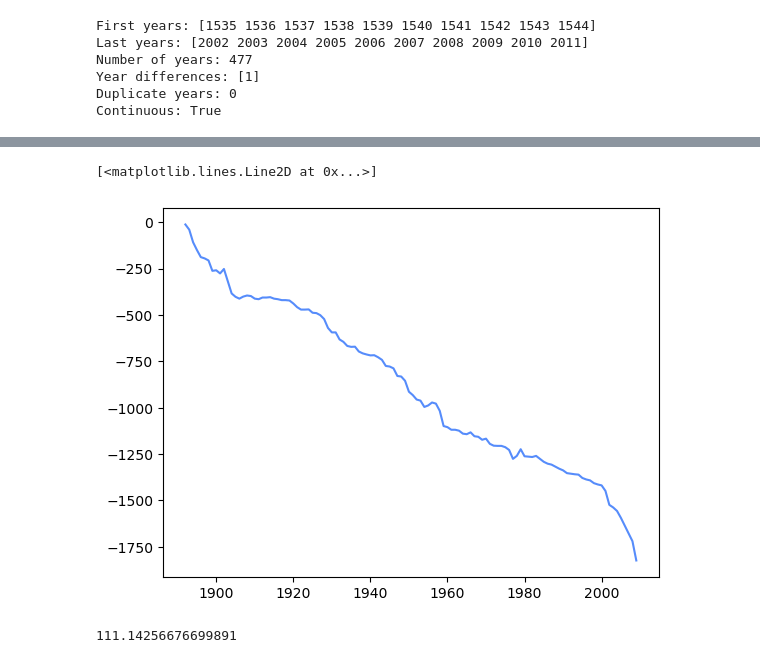
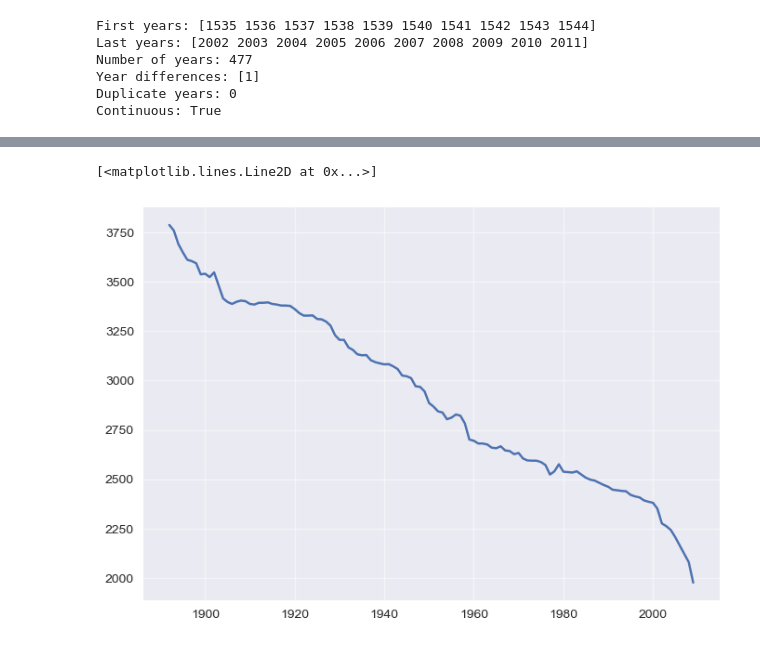
Before and after one commit to NikolajMunkKjaersgaard/EarthAndClimate, a Jupyter notebook: TemperatureReconstruction.ipynb, the cells around one changed output, grey strips where cells are left out. Drawn from its saved outputs; the diff is of its cells as text; code cells hidden in the pictures.

```diff
--- a/TemperatureReconstruction.ipynb
+++ b/TemperatureReconstruction.ipynb
@@ -4,11 +21,15 @@ import matplotlib.pyplot as plt
 import pandas as pd
 from iminuit import Minuit                             # The actual fitting tool, better than scipy's
 import sys                                             # Module to see files and folders in directories
+
+from numba.core.types import none
 from scipy import stats
 from iminuit import cost
 from scipy.interpolate import PchipInterpolator, CubicSpline
+plt.style.use('seaborn-v0_8')
 
 from glacier_data import load_glacier_dataset, get_record
+# plt.style.available
 # %%
 # props: one row per glacier, indexed by ID
 # records: long format (ID, name, year, dL_m, source), one row per data point
@@ -286,16 +413,11 @@ plt.show()
 # %%
 Birkdalsbreen = data[data["ID"] == 172]
-rawLength = Birkdalsbreen['L1950_km']*1e-3 + Birkdalsbreen['dL_m']
+rawLength = Birkdalsbreen['L1950_km']*1e3 + Birkdalsbreen['dL_m']
 rawTime = Birkdalsbreen['year']
 plt.plot(rawTime, rawLength)
 # %% [output]
 [<matplotlib.lines.Line2D at 0x...>]
-[figure, old version]
+[figure, new version]
-# %%
-Rearth = 6368
-2*np.pi *Rearth/360
-# %% [output]
-111.14256676699891
 # %%
 #plot the three glacier inverisons
 fig, ax = plt.subplots(nrows=3, ncols=1, figsize=(16, 16))
```
Also changed, not shown: parts of 38 cells of this notebook, 4 other files.
